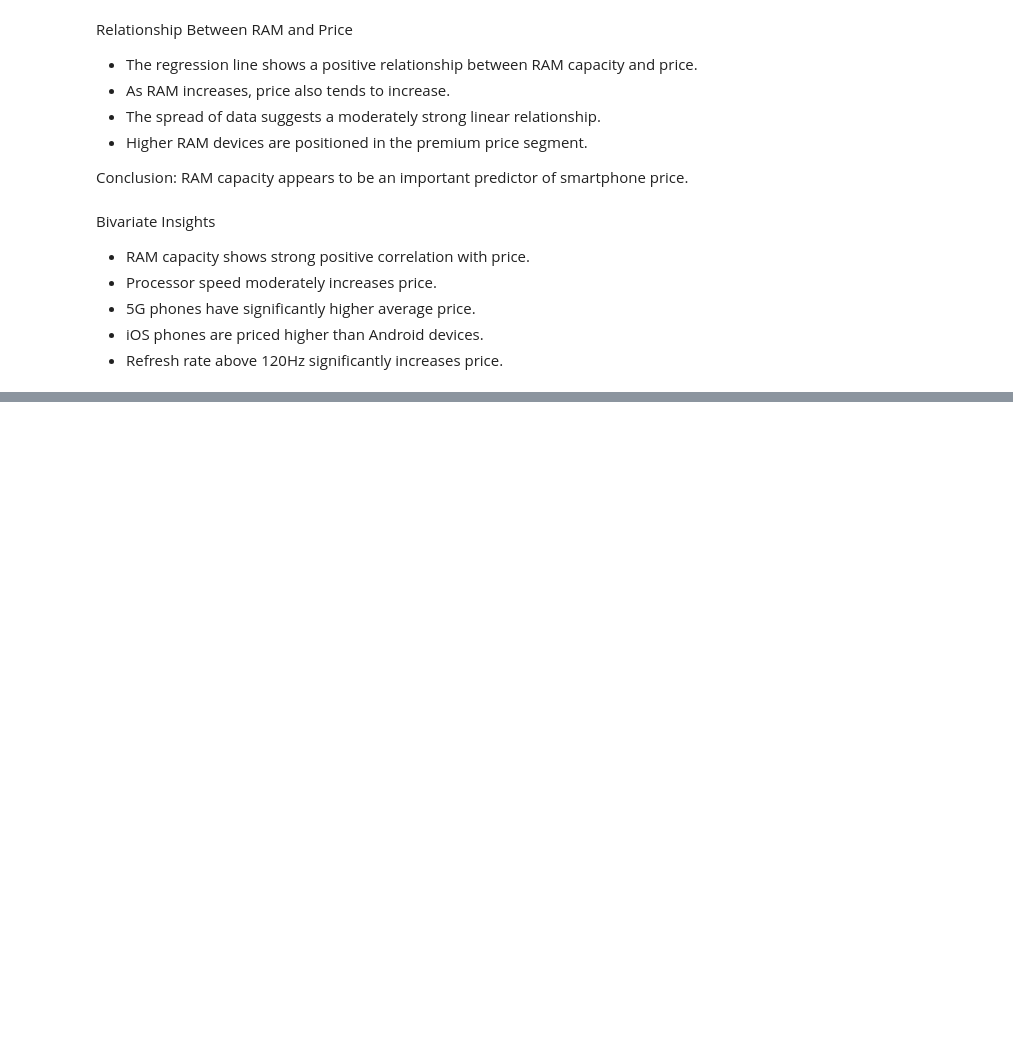
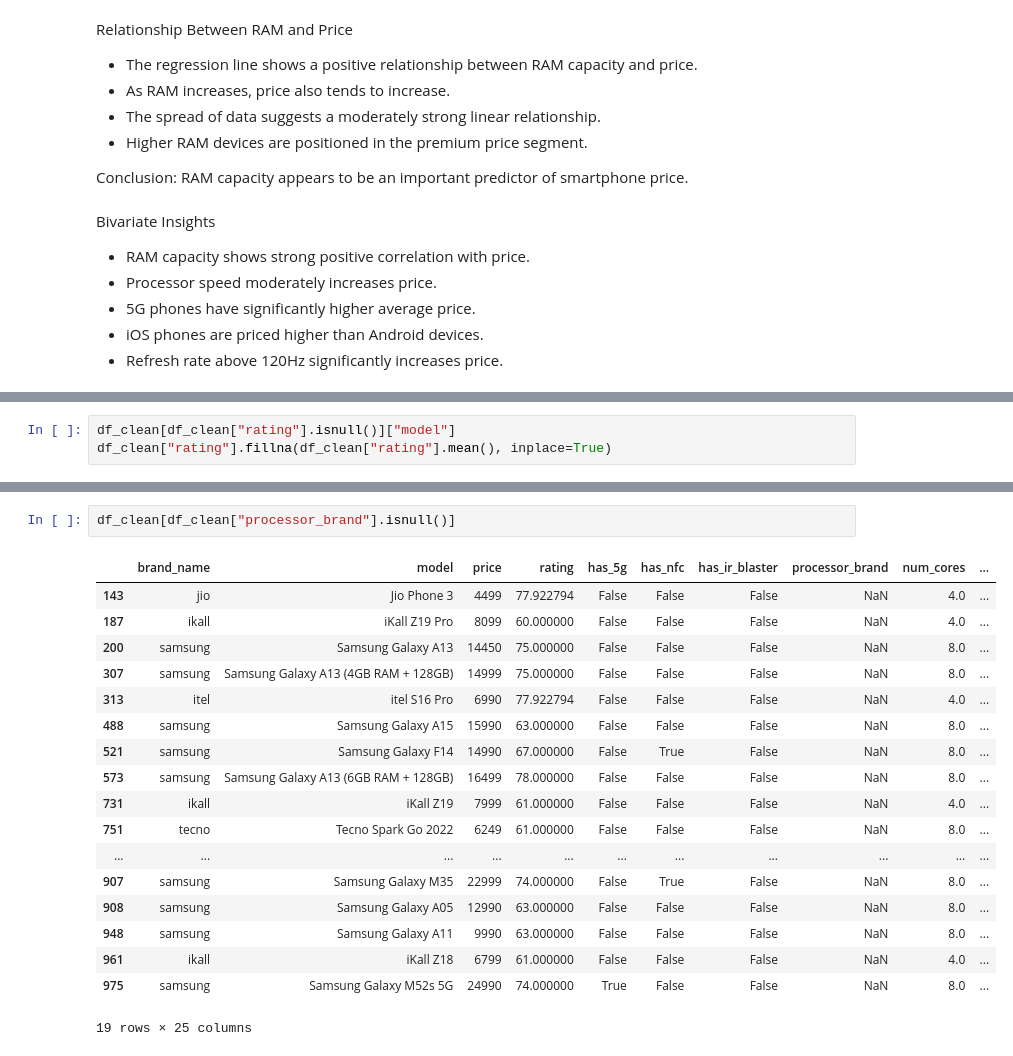
Before and after one commit to MohitMahi1/Smart-Phone-EDA-Analysis, a Jupyter notebook: smartphone_EDA_Analysis.ipynb, the cells around one changed output, grey strips where cells are left out. Cells and saved outputs as stored; diff of their text form; blank space fills up the shorter version.

Commit message:
trainging models to prediction

```diff
--- a/smartphone_EDA_Analysis.ipynb
+++ b/smartphone_EDA_Analysis.ipynb
@@ -485,0 +597,3 @@ RAM capacity appears to be an important predictor of smartphone price.
+# %%
+df_clean[df_clean["rating"].isnull()]["model"]
+df_clean["rating"].fillna(df_clean["rating"].mean(), inplace=True)
@@ -485,0 +611,21 @@ RAM capacity appears to be an important predictor of smartphone price.
+# %%
+df_clean[df_clean["processor_brand"].isnull()]
+# %% [output]
+|  | brand_name | model | price | rating | has_5g | has_nfc | has_ir_blaster | processor_brand | num_cores | ... |
+| 143 | jio | Jio Phone 3 | 4499 | 77.922794 | False | False | False | NaN | 4.0 | ... |
+| 187 | ikall | iKall Z19 Pro | 8099 | 60.000000 | False | False | False | NaN | 4.0 | ... |
+| 200 | samsung | Samsung Galaxy A13 | 14450 | 75.000000 | False | False | False | NaN | 8.0 | ... |
+| 307 | samsung | Samsung Galaxy A13 (4GB RAM + 128GB) | 14999 | 75.000000 | False | False | False | NaN | 8.0 | ... |
+| 313 | itel | itel S16 Pro | 6990 | 77.922794 | False | False | False | NaN | 4.0 | ... |
+| 488 | samsung | Samsung Galaxy A15 | 15990 | 63.000000 | False | False | False | NaN | 8.0 | ... |
+| 521 | samsung | Samsung Galaxy F14 | 14990 | 67.000000 | False | True | False | NaN | 8.0 | ... |
+| 573 | samsung | Samsung Galaxy A13 (6GB RAM + 128GB) | 16499 | 78.000000 | False | False | False | NaN | 8.0 | ... |
+| 731 | ikall | iKall Z19 | 7999 | 61.000000 | False | False | False | NaN | 4.0 | ... |
+| 751 | tecno | Tecno Spark Go 2022 | 6249 | 61.000000 | False | False | False | NaN | 8.0 | ... |
+| ... | ... | ... | ... | ... | ... | ... | ... | ... | ... | ... |
+| 907 | samsung | Samsung Galaxy M35 | 22999 | 74.000000 | False | True | False | NaN | 8.0 | ... |
+| 908 | samsung | Samsung Galaxy A05 | 12990 | 63.000000 | False | False | False | NaN | 8.0 | ... |
+| 948 | samsung | Samsung Galaxy A11 | 9990 | 63.000000 | False | False | False | NaN | 8.0 | ... |
+| 961 | ikall | iKall Z18 | 6799 | 61.000000 | False | False | False | NaN | 4.0 | ... |
+| 975 | samsung | Samsung Galaxy M52s 5G | 24990 | 74.000000 | True | False | False | NaN | 8.0 | ... |
+19 rows × 25 columns
```
Also changed, not shown: parts of 21 cells of this notebook, 3 other files.
